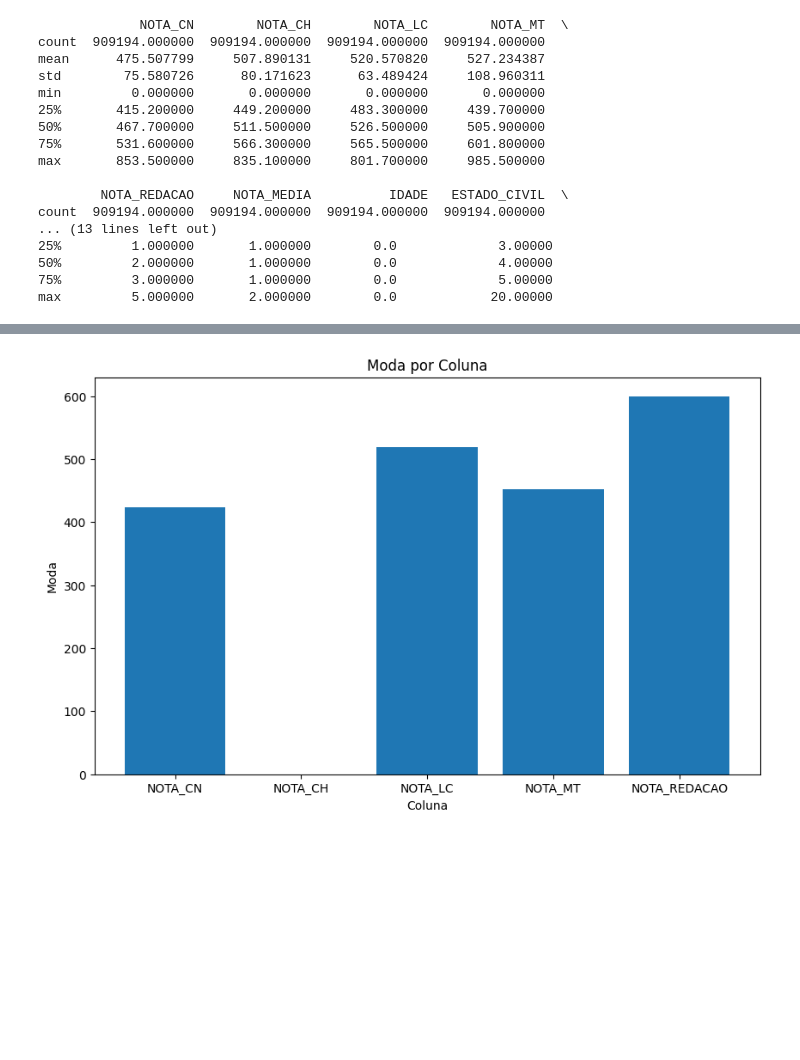
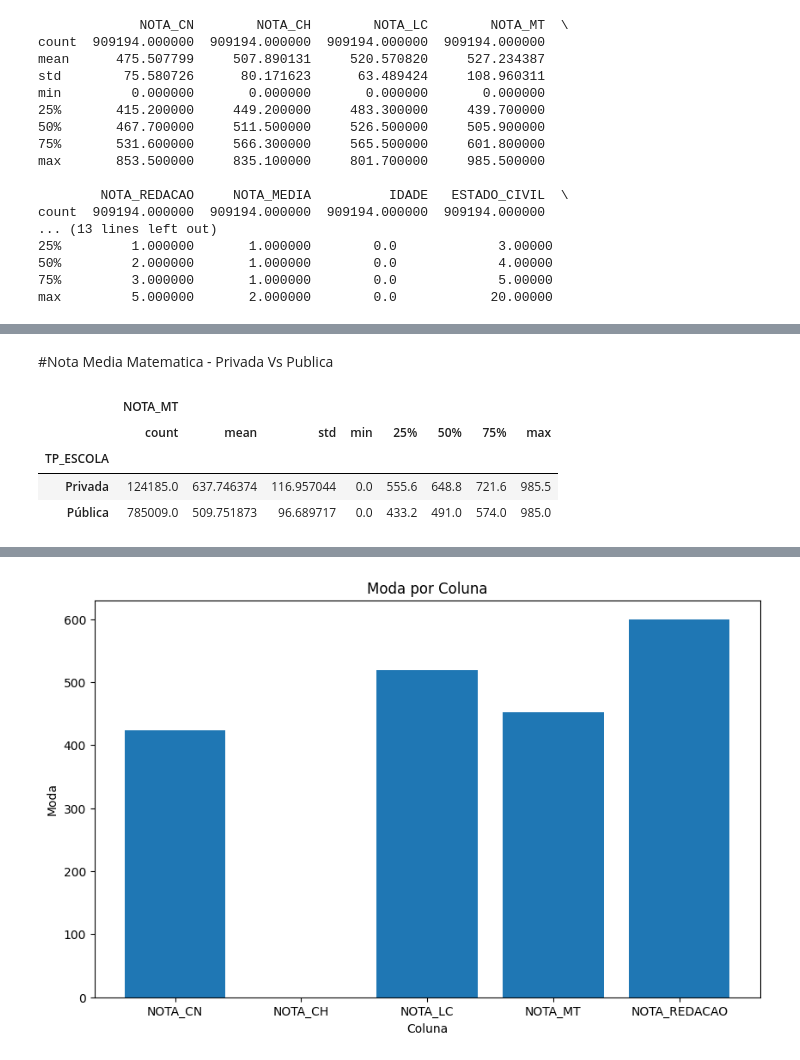
Before and after one commit to allandevbr92/MyResume, a Jupyter notebook: enem2019.ipynb, the cells around one changed output, grey strips where cells are left out. Saved outputs shown, nothing was run; the diff lists cells and outputs as text; code cells hidden in the pictures; blank space fills up the shorter version.

```diff
--- a/enem2019.ipynb
+++ b/enem2019.ipynb
@@ -48,0 +109,10 @@ max         5.000000       2.000000        0.0            20.00000
+# %% [markdown]
+#Nota Media Matematica - Privada Vs Publica
+# %%
+df[['TP_ESCOLA', 'NOTA_MT']].groupby('TP_ESCOLA').describe()
+# %% [output]
+|  | NOTA_MT |  |  |  |  |  |  |  |
+|  | count | mean | std | min | 25% | 50% | 75% | max |
+| TP_ESCOLA |  |  |  |  |  |  |  |  |
+| Privada | 124185.0 | 637.746374 | 116.957044 | 0.0 | 555.6 | 648.8 | 721.6 | 985.5 |
+| Pública | 785009.0 | 509.751873 | 96.689717 | 0.0 | 433.2 | 491.0 | 574.0 | 985.0 |
```
Also changed, not shown: parts of 32 cells of this notebook.
